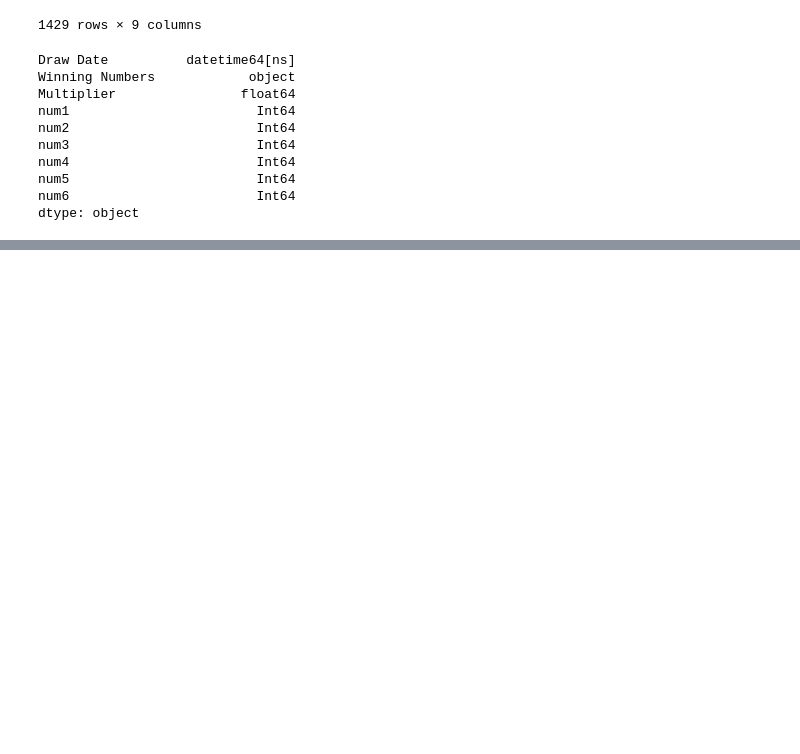
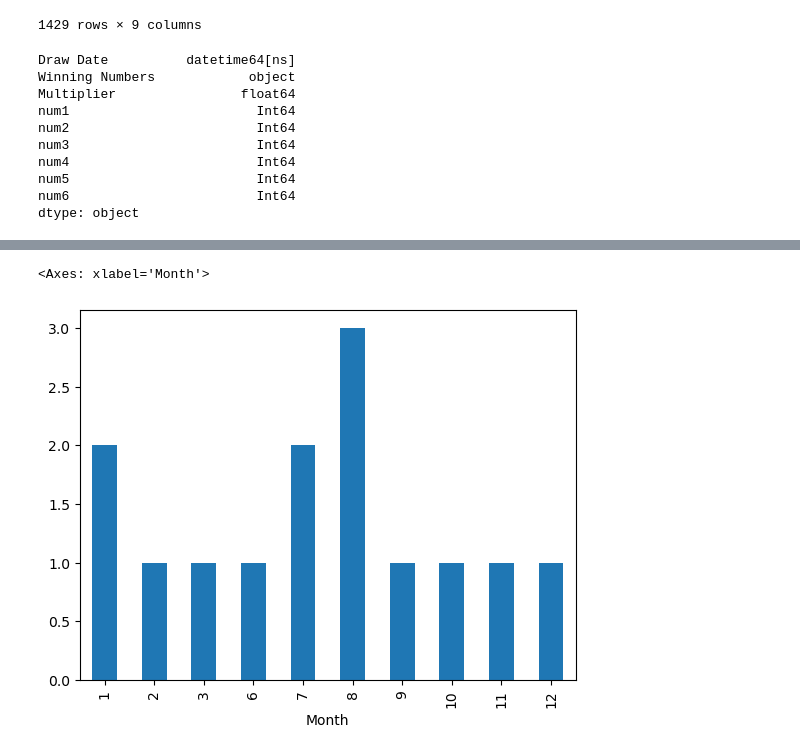
Before and after one commit to D-Walsh33/data-analysis, a Jupyter notebook: PowerBall Project/PowerBall.ipynb, the cells around one changed output, grey strips where cells are left out. Saved outputs shown, nothing was run; the diff lists cells and outputs as text; code cells hidden in the pictures; blank space fills up the shorter version.

```diff
--- a/PowerBall Project/PowerBall.ipynb
+++ b/PowerBall Project/PowerBall.ipynb
@@ -67,2 +73,5 @@ dtype: object
 # %%
-# Most common Multiplier by year / month
+# Month with them most x10 multiplier
+# add a month column to the dataframe
+powerBall['Month'] = powerBall['Draw Date'].dt.month
+powerBall
@@ -68,0 +92,5 @@ dtype: object
+# %%
+powerBall[powerBall['Multiplier'] == 10]['Month'].value_counts().sort_index().plot(kind='bar')
+# %% [output]
+<Axes: xlabel='Month'>
+[figure, added]
```
Also changed, not shown: parts of 5 cells of this notebook.
